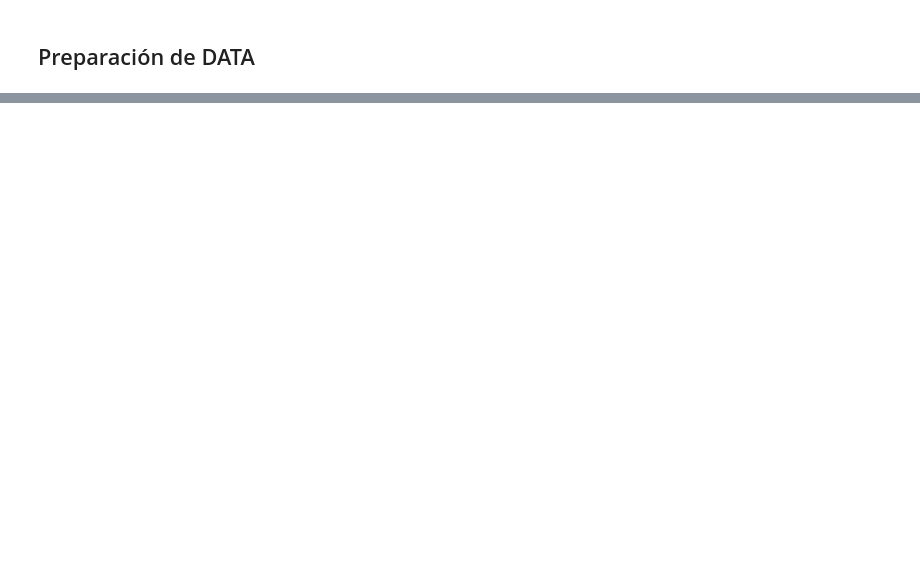
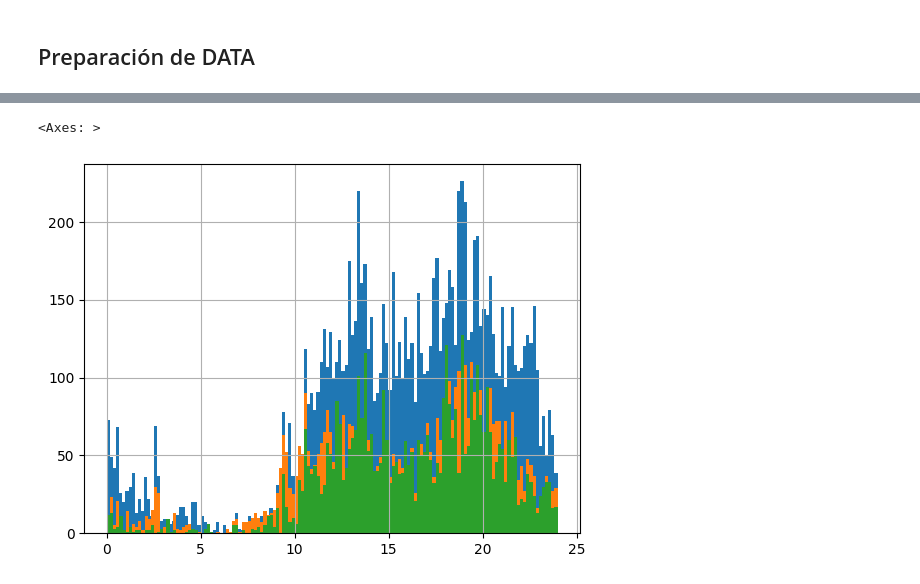
Before and after one commit to tlagosh/whatsapp_analyzer, a Jupyter notebook: 4 - SENTIMENT ANALYSIS.ipynb, the cells around one changed output, grey strips where cells are left out. Cells and saved outputs as stored; diff of their text form; code cells hidden in the pictures; blank space fills up the shorter version.

```diff
--- a/4 - SENTIMENT ANALYSIS.ipynb
+++ b/4 - SENTIMENT ANALYSIS.ipynb
@@ -440,0 +272,14 @@ for text in texts:
+# %%
+# We get the hor activity as before, but now pnly for the user "J T Leon", and we use a dot plot
+
+# J T Leon
+df.loc[df['Usuario'] == 'J T Leon']['Hora'].hist(bins=24*6)
+
+# Nico Bizzarri
+df.loc[df['Usuario'] == 'Nico Bizzarri']['Hora'].hist(bins=24*6)
+
+# Tomás Lagos
+df.loc[df['Usuario'] == 'Tomás Lagos']['Hora'].hist(bins=24*6)
+# %% [output]
+<Axes: >
+[figure, added]
```
Also changed, not shown: parts of 44 cells of this notebook, 3 other files.
